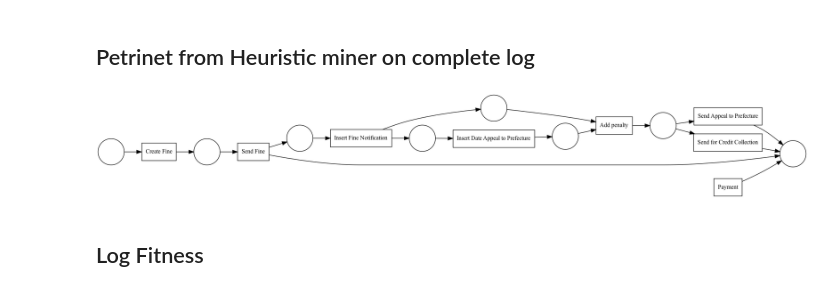
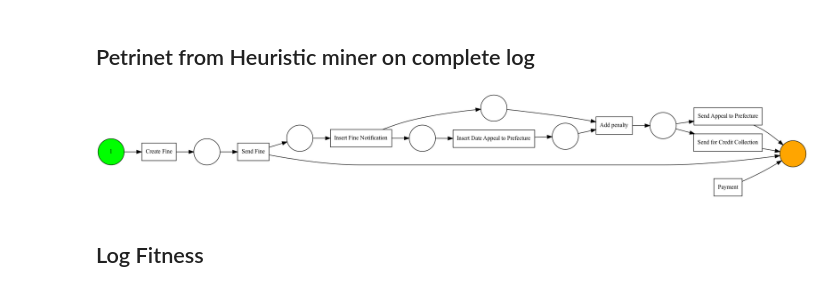
Before and after one commit to asadTariq666/Thesis-Trace-Clustering-Test-Project, a Jupyter notebook: Trace Clustering In Process Mining/Trace_Clustering_Traffic_Activity_Heuristic_miner.ipynb, the cells around one changed output. Drawn from its saved outputs; the diff is of its cells as text; code cells hidden in the pictures.

```diff
--- a/Trace Clustering In Process Mining/Trace_Clustering_Traffic_Activity_Heuristic_miner.ipynb
+++ b/Trace Clustering In Process Mining/Trace_Clustering_Traffic_Activity_Heuristic_miner.ipynb
@@ -25,13 +25,13 @@ log = xes_importer.apply('DataSets/roadtraffic50traces.xes')
 # %%
 ## Import the petrinet visualizer object
 from pm4py.algo.discovery.alpha import algorithm as alpha_miner
 net, im, fm = alpha_miner.apply(log)
 from pm4py.visualization.petrinet import visualizer as pn_visualizer
 # Visualise
-gviz = pn_visualizer.apply(net, initial_marking, final_marking)
+gviz = pn_visualizer.apply(net, im, fm)
 pn_visualizer.view(gviz)
 # %% [output]
-[figure, old version]
+[figure, new version]
 # %% [markdown]
 ## Log Fitness
 # %%
```
Also changed, not shown: 1 other file.
